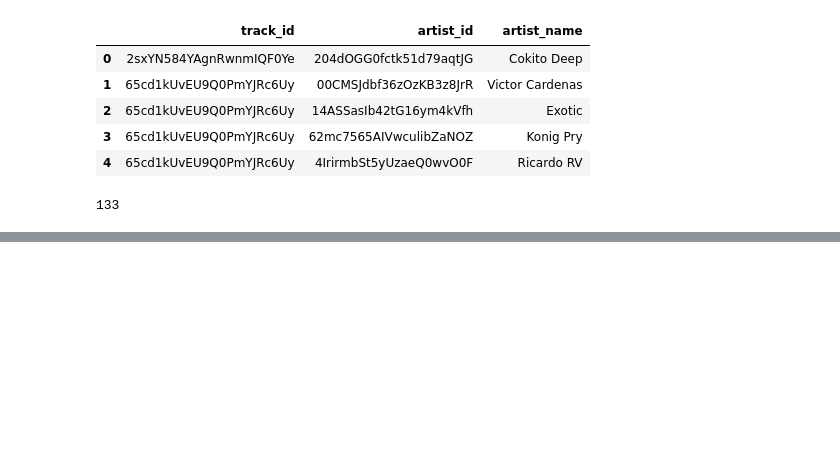
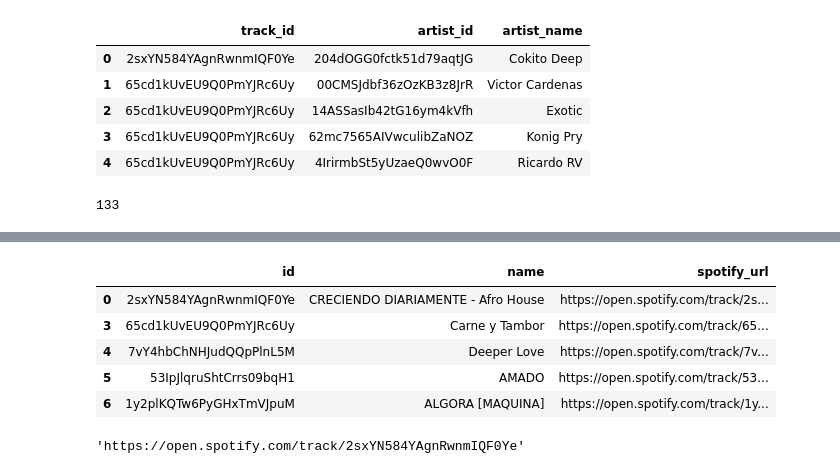
Before and after one commit to CameaHoffman/music-discovery-research, a Jupyter notebook: 01_explore_spotify_releases.ipynb, the cells around one changed output, grey strips where cells are left out. Drawn from its saved outputs; the diff is of its cells as text; code cells hidden in the pictures; blank space fills up the shorter version.

Commit message:
docs: record stream visibility pilot and sampling limitations

```diff
--- a/01_explore_spotify_releases.ipynb
+++ b/01_explore_spotify_releases.ipynb
@@ -287,0 +297,26 @@ unique_artists_count
+# %%
+# research streaming capabilities
+# show five tracks and their links in the notebook
+
+# select the first five rows of the filtered_tracks_df dataframe and keep only the id, name, and external_urls columns
+stream_test_df = filtered_tracks_df[["id", "name", "external_urls"]].head(5).copy()
+
+# create a new column with the Spotify URL, using the external_urls dictionary
+stream_test_df["spotify_url"] = stream_test_df["external_urls"].apply(
+    lambda urls: urls.get("spotify")
+)
+
+# display the id, name, and spotify_url columns of the stream_test_df dataframe
+stream_test_df[["id", "name", "spotify_url"]]
+# %% [output]
+|  | id | name | spotify_url |
+| 0 | 2sxYN584YAgnRwnmIQF0Ye | CRECIENDO DIARIAMENTE - Afro House | https://open.spotify.com/track/2s... |
+| 3 | 65cd1kUvEU9Q0PmYJRc6Uy | Carne y Tambor | https://open.spotify.com/track/65... |
+| 4 | 7vY4hbChNHJudQQpPlnL5M | Deeper Love | https://open.spotify.com/track/7v... |
+| 5 | 53IpJlqruShtCrrs09bqH1 | AMADO | https://open.spotify.com/track/53... |
+| 6 | 1y2plKQTw6PyGHxTmVJpuM | ALGORA [MAQUINA] | https://open.spotify.com/track/1y... |
+# %%
+# display one complete URL for a track to confirm it works
+stream_test_df["spotify_url"].iloc[0]
+# %% [output]
+'https://open.spotify.com/track/2sxYN584YAgnRwnmIQF0Ye'
```
Also changed, not shown: parts of 12 cells of this notebook, 2 other files.
